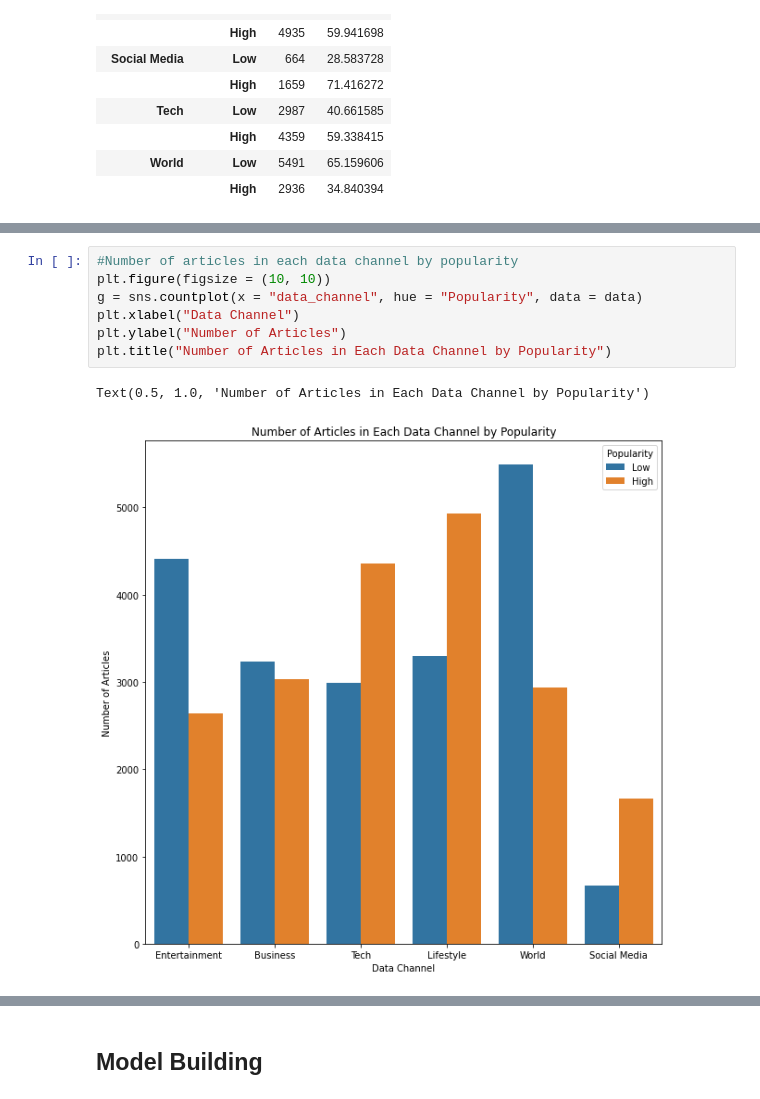
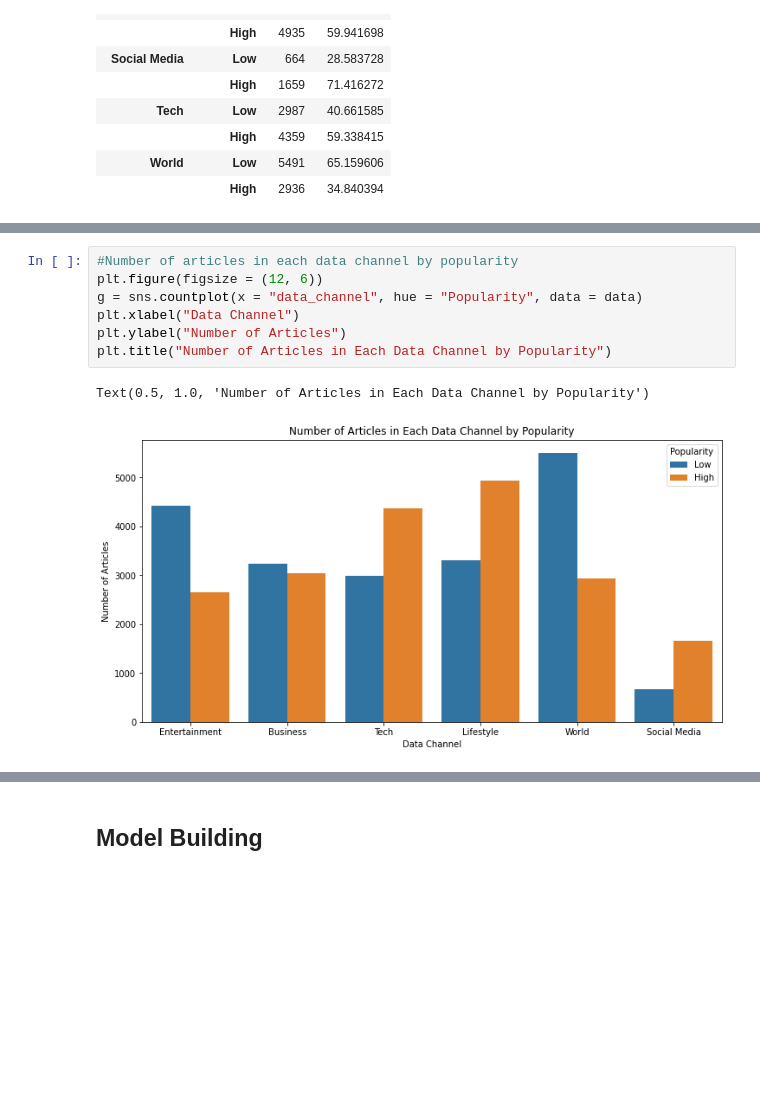
Before and after one commit to matthiasronnau/BANA-273-Term-Project, a Jupyter notebook: BANA-273 Term Project.ipynb, the cells around one changed output, grey strips where cells are left out. Saved outputs shown, nothing was run; the diff lists cells and outputs as text; blank space fills up the shorter version.

```diff
--- a/BANA-273 Term Project.ipynb
+++ b/BANA-273 Term Project.ipynb
@@ -259,11 +270,11 @@ Text(0.5, 1.0, 'Total Number of Shares for Articles in Each Data Channel')
 # %%
 #Number of articles in each data channel by popularity
-plt.figure(figsize = (10, 10))
+plt.figure(figsize = (12, 6))
 g = sns.countplot(x = "data_channel", hue = "Popularity", data = data)
 plt.xlabel("Data Channel")
 plt.ylabel("Number of Articles")
 plt.title("Number of Articles in Each Data Channel by Popularity")
 # %% [output]
 Text(0.5, 1.0, 'Number of Articles in Each Data Channel by Popularity')
-[figure, old version]
+[figure, new version]
 # %%
```
Also changed, not shown: parts of 10 cells of this notebook.
